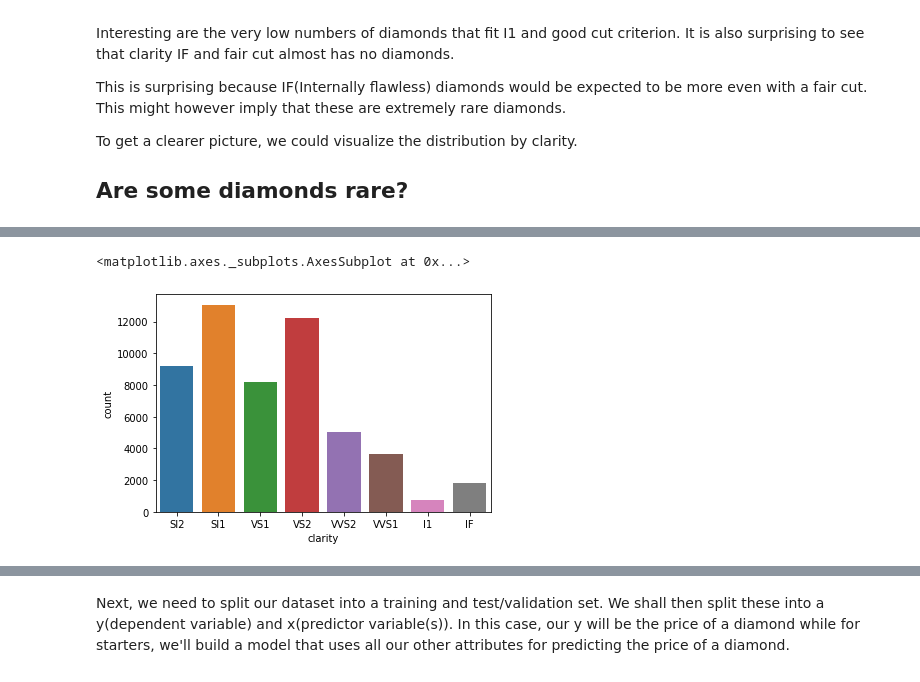
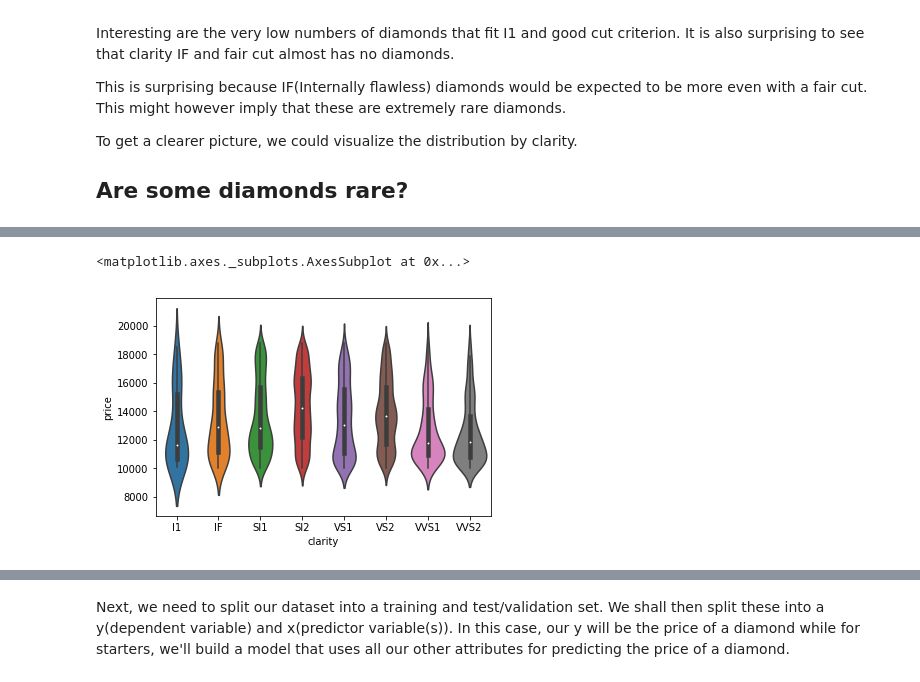
Before and after one commit to Nelson-Gon/sweetpy, a Jupyter notebook: pandas_and_diamonds.ipynb, the cells around one changed output, grey strips where cells are left out. Saved outputs shown, nothing was run; the diff lists cells and outputs as text; code cells hidden in the pictures.

Commit message:
diamonds:pre conclusion

```diff
--- a/pandas_and_diamonds.ipynb
+++ b/pandas_and_diamonds.ipynb
@@ -292,3 +313,6 @@ This is surprising because IF(Internally flawless) diamonds would be expected to
 To get a clearer picture, we could visualize the distribution by clarity.
 
 ## Are some diamonds rare?
+# %%
+column_order = sorted(diamonds.clarity.unique())
+sns.countplot(x="clarity", data = diamonds.sort_values(["price", "depth"]), order = column_order)
@@ -295,5 +328,6 @@ To get a clearer picture, we could visualize the distribution by clarity.
 # %%
-sns.countplot(x="clarity", data = diamonds)
+sns.violinplot(x="clarity", y="price", data = diamonds.query("price > 10000").sort_values("price"),
+              order = column_order)
 # %% [output]
 <matplotlib.axes._subplots.AxesSubplot at 0x...>
-[figure, old version]
+[figure, new version]
```
Also changed, not shown: parts of 46 cells of this notebook.
